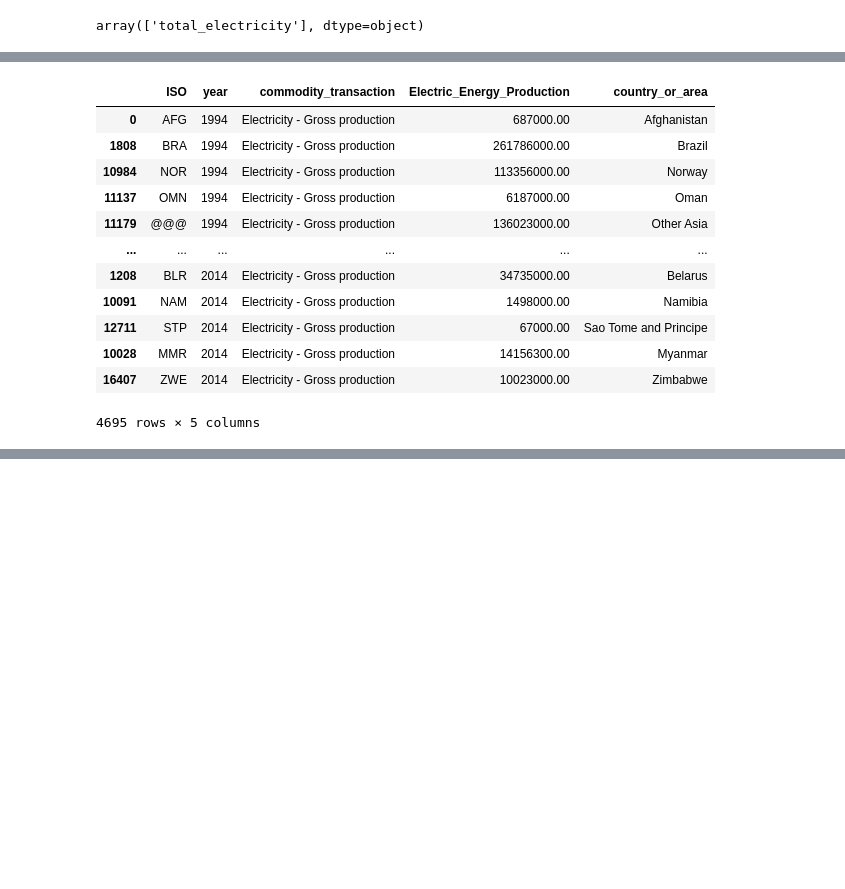
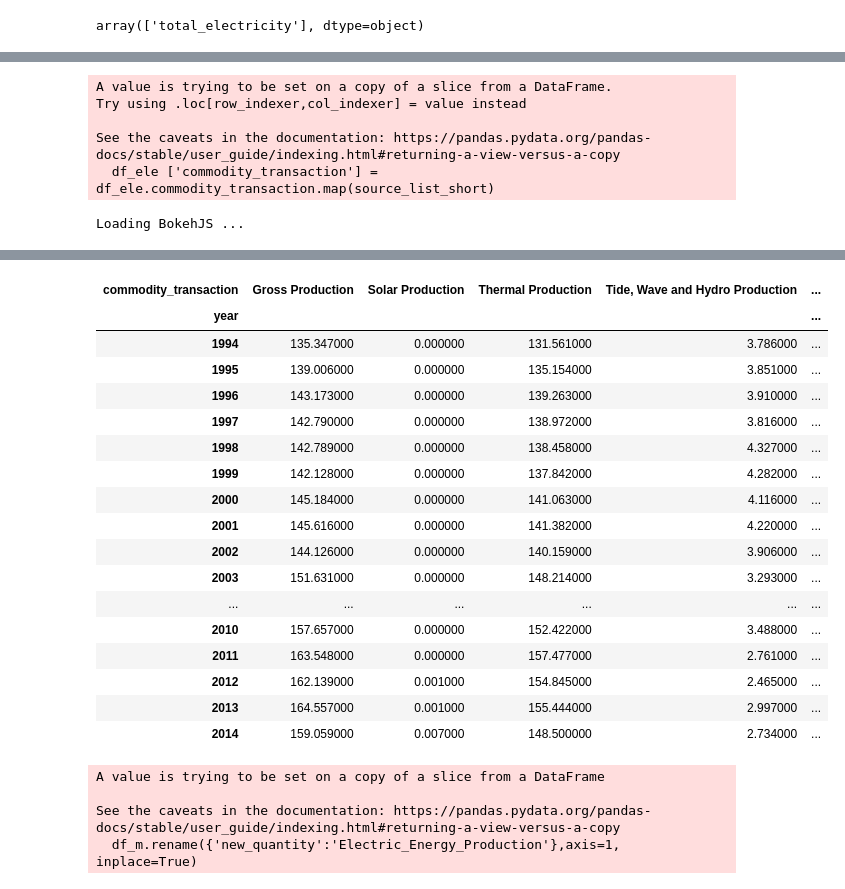
Before and after one commit to infoshareacademy/jdszr8-mmpk, a Jupyter notebook: Python/analiza_wykresy_mapa.ipynb, the cells around one changed output, grey strips where cells are left out. Drawn from its saved outputs; the diff is of its cells as text; code cells hidden in the pictures; blank space fills up the shorter version.

```diff
--- a/Python/analiza_wykresy_mapa.ipynb
+++ b/Python/analiza_wykresy_mapa.ipynb
@@ -103,7 +107,9 @@ def _get_country_yearly_stats(
     data: pd.DataFrame,
     country: str,
 ) -> pd.DataFrame:
-    """ Gets stats of country throught years"""
+    """ Gets stats of selected country throught years
+        Working at final_version.csv file
+    """
 
     import seaborn as sns
     from bokeh.layouts import gridplot
@@ -227,20 +185,0 @@ df_2014
-# %%
-df_m = df_f[['ISO','year','commodity_transaction','new_quantity','country_or_area']]
-df_m = df_m.loc[(df_m['commodity_transaction']=='Electricity - Gross production')]
-df_m.rename({'new_quantity':'Electric_Energy_Production'},axis=1, inplace=True)
-df_m=df_m.sort_values("year")
-df_m
-# %% [output]
-|  | ISO | year | commodity_transaction | Electric_Energy_Production | country_or_area |
-| 0 | AFG | 1994 | Electricity - Gross production | 687000.00 | Afghanistan |
-| 1808 | BRA | 1994 | Electricity - Gross production | 261786000.00 | Brazil |
-| 10984 | NOR | 1994 | Electricity - Gross production | 113356000.00 | Norway |
-| 11137 | OMN | 1994 | Electricity - Gross production | 6187000.00 | Oman |
-| 11179 | @@@ | 1994 | Electricity - Gross production | 136023000.00 | Other Asia |
-| ... | ... | ... | ... | ... | ... |
-| 1208 | BLR | 2014 | Electricity - Gross production | 34735000.00 | Belarus |
-| 10091 | NAM | 2014 | Electricity - Gross production | 1498000.00 | Namibia |
-| 12711 | STP | 2014 | Electricity - Gross production | 67000.00 | Sao Tome and Principe |
-| 10028 | MMR | 2014 | Electricity - Gross production | 14156300.00 | Myanmar |
-| 16407 | ZWE | 2014 | Electricity - Gross production | 10023000.00 | Zimbabwe |
-4695 rows × 5 columns
@@ -257,0 +186,9 @@ px.choropleth(df_m,
+# %%
+_get_country_yearly_stats(df_f,'Poland') #działa na df_final
+# %% [output]
+A value is trying to be set on a copy of a slice from a DataFrame.
+Try using .loc[row_indexer,col_indexer] = value instead
+
+See the caveats in the documentation: https://pandas.pydata.org/pandas-docs/stable/user_guide/indexing.html#returning-a-view-versus-a-copy
+  df_ele ['commodity_transaction'] = df_ele.commodity_transaction.map(source_list_short)
+Loading BokehJS ...
@@ -257,0 +198,18 @@ px.choropleth(df_m,
+| commodity_transaction | Gross Production | Solar Production | Thermal Production | Tide, Wave and Hydro Production | ... |
+| year |  |  |  |  | ... |
+| 1994 | 135.347000 | 0.000000 | 131.561000 | 3.786000 | ... |
+| 1995 | 139.006000 | 0.000000 | 135.154000 | 3.851000 | ... |
+| 1996 | 143.173000 | 0.000000 | 139.263000 | 3.910000 | ... |
+| 1997 | 142.790000 | 0.000000 | 138.972000 | 3.816000 | ... |
+| 1998 | 142.789000 | 0.000000 | 138.458000 | 4.327000 | ... |
+| 1999 | 142.128000 | 0.000000 | 137.842000 | 4.282000 | ... |
+| 2000 | 145.184000 | 0.000000 | 141.063000 | 4.116000 | ... |
+| 2001 | 145.616000 | 0.000000 | 141.382000 | 4.220000 | ... |
+| 2002 | 144.126000 | 0.000000 | 140.159000 | 3.906000 | ... |
+| 2003 | 151.631000 | 0.000000 | 148.214000 | 3.293000 | ... |
+| ... | ... | ... | ... | ... | ... |
+| 2010 | 157.657000 | 0.000000 | 152.422000 | 3.488000 | ... |
+| 2011 | 163.548000 | 0.000000 | 157.477000 | 2.761000 | ... |
+| 2012 | 162.139000 | 0.001000 | 154.845000 | 2.465000 | ... |
+| 2013 | 164.557000 | 0.001000 | 155.444000 | 2.997000 | ... |
+| 2014 | 159.059000 | 0.007000 | 148.500000 | 2.734000 | ... |
@@ -257,0 +239,7 @@ px.choropleth(df_m,
+# %%
+_map_for_world(df_f)
+# %% [output]
+A value is trying to be set on a copy of a slice from a DataFrame
+
+See the caveats in the documentation: https://pandas.pydata.org/pandas-docs/stable/user_guide/indexing.html#returning-a-view-versus-a-copy
+  df_m.rename({'new_quantity':'Electric_Energy_Production'},axis=1, inplace=True)
```
Also changed, not shown: parts of 12 cells of this notebook, 1 other file.
